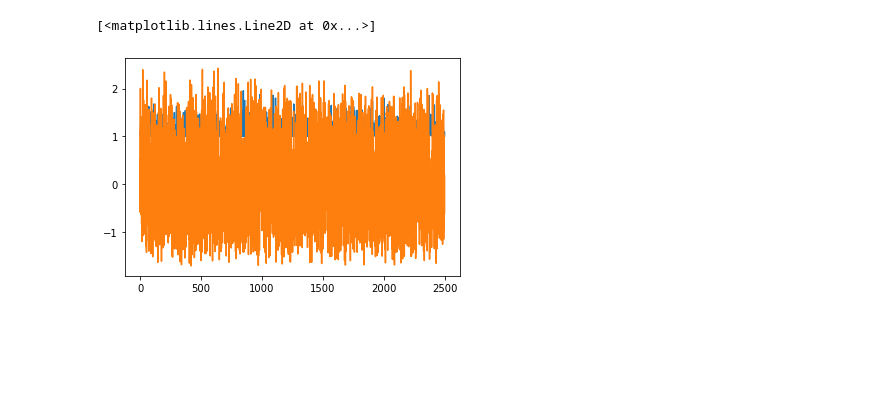
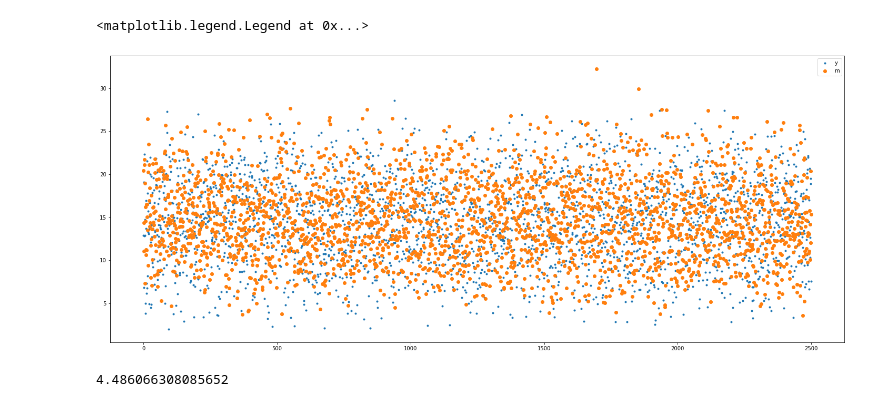
Before and after one commit to TheRealKS/MARS, a Jupyter notebook: test.ipynb, the cells around one changed output. Drawn from its saved outputs; the diff is of its cells as text; code cells hidden in the pictures; blank space fills up the shorter version.

```diff
--- a/test.ipynb
+++ b/test.ipynb
@@ -34,0 +1,17 @@ with open("modell.pickle", "rb") as infile:
+# %%
+import pickle
+from MARSModel import MARSModel
+
+with open("model_1.pickle", "rb") as infile:
+        err, model = pickle.load(infile)
+        m1 = MARSModel()
+        m1.components = model
+        print(err)
+
+with open("model_2.pickle", "rb") as infile:
+        err, model = pickle.load(infile)
+        m2 = MARSModel()
+        m2.components = model
+        print(err)
+
+models = [m1, m2]
@@ -34,0 +95,3 @@ with open("modell.pickle", "rb") as infile:
+# %%
+for c in models[0].components:
+    print(c.func)
@@ -49,21 +249,31 @@ df['y'] = y
 # %%
 newmodelv = []
 oldmodelv = []
 for i in range(len(X)):
     obs = X[i]
-    dic = {0: obs[0], 1: obs[1], 2: obs[2], 3: obs[3]}
+    dic = {i: obs[i] for i in range(len(obs))}
     v = 0
     for c in newmodel.components:
         hinge_values = {v: dic[v] for v in c.func.getVariables()}
         v += c.eval(hinge_values)
     newmodelv.append(v)
     d = 0
     for c in old.components:
         hinge_values = {v: dic[v] for v in c.func.getVariables()}
-        d += c.eval(hinge_values)
+        e = c.eval(hinge_values)
+        d += e
     oldmodelv.append(d)
 
-plt.plot(newmodelv)
+plt.figure(figsize=(25,10))
+plt.plot(y, '.', label='y')
+plt.plot(newmodelv, 'o', label='m')
+plt.legend()
 # %% [output]
-[<matplotlib.lines.Line2D at 0x...>]
+<matplotlib.legend.Legend at 0x...>
-[figure, old version]
+[figure, new version]
+# %%
+from sklearn.metrics import mean_absolute_error
+
+mean_absolute_error(y, newmodelv)
+# %% [output]
+4.486066308085652
```
Also changed, not shown: parts of 8 cells of this notebook, 3 other files.
